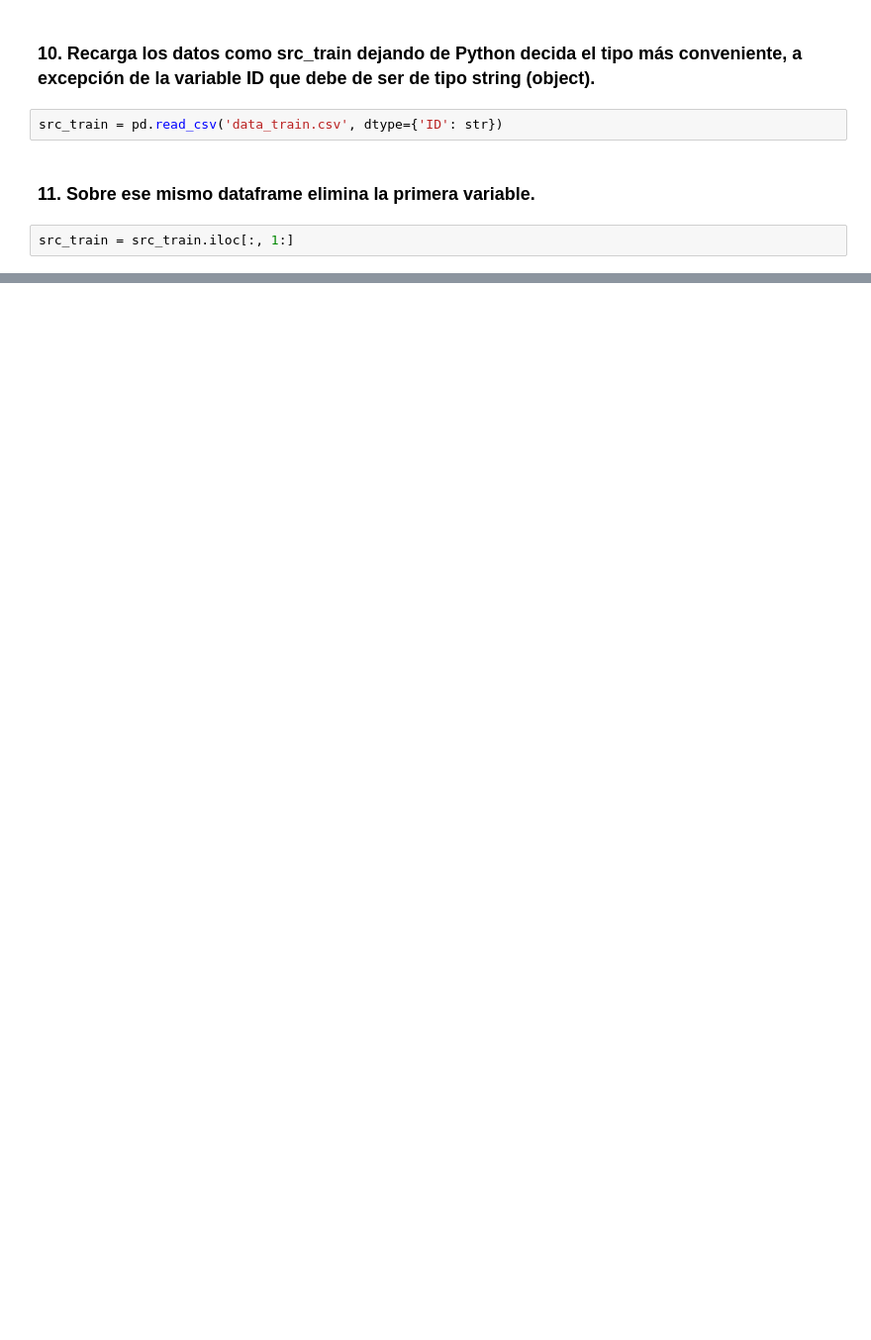
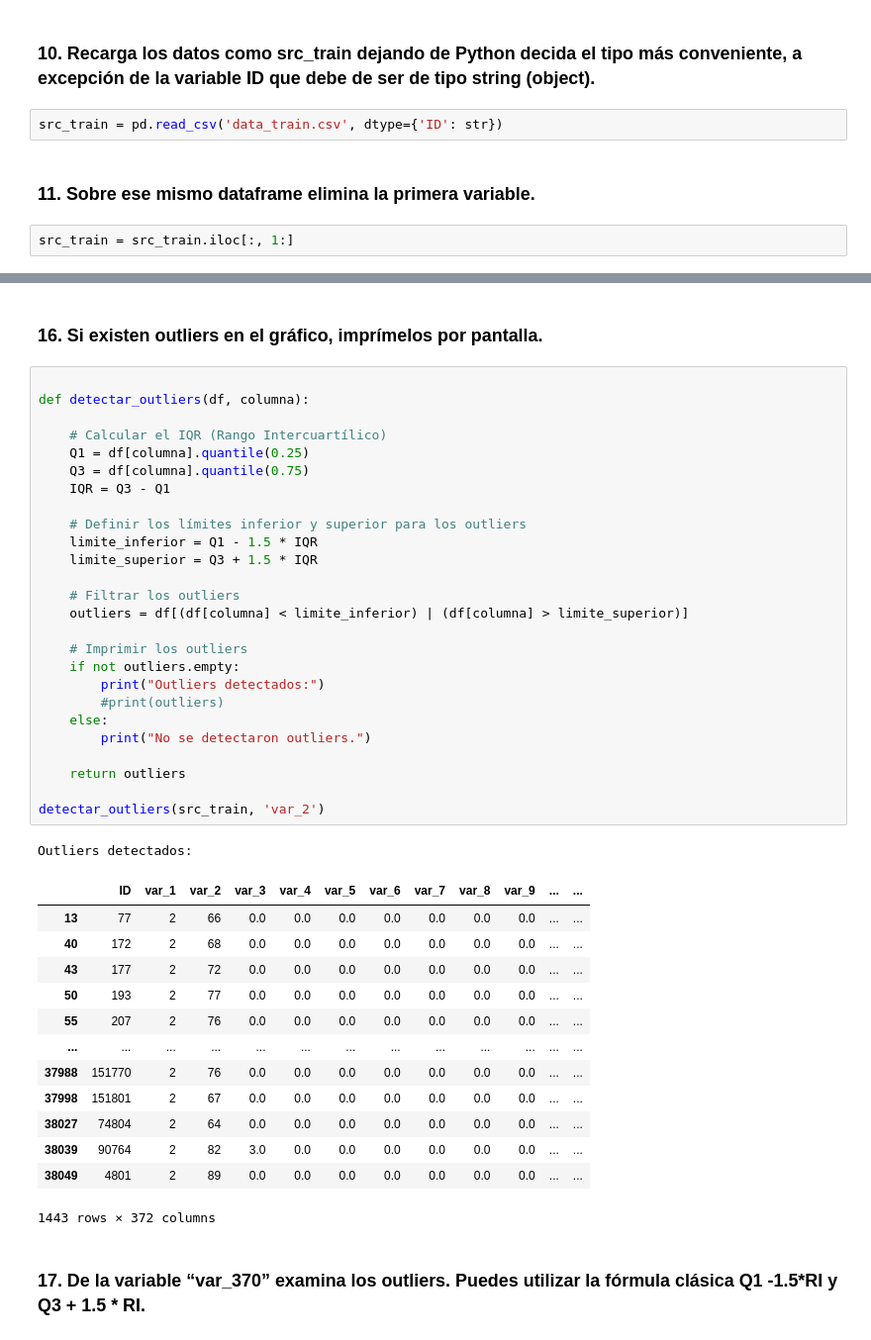
Before and after one commit to daekka/ntt_evaluacion_tecnica, a Jupyter notebook: codigo_david_escudero.ipynb, the cells around one changed output, grey strips where cells are left out. Shown: that part at 99% size. Saved outputs shown, nothing was run; the diff lists cells and outputs as text; blank space fills up the shorter version.

```diff
--- a/codigo_david_escudero.ipynb
+++ b/codigo_david_escudero.ipynb
@@ -95,0 +174,45 @@ src_train = src_train.iloc[:, 1:]
+# %% [markdown]
+### 16. Si existen outliers en el gráfico, imprímelos por pantalla.
+# %%
+
+def detectar_outliers(df, columna):
+
+    # Calcular el IQR (Rango Intercuartílico)
+    Q1 = df[columna].quantile(0.25)
+    Q3 = df[columna].quantile(0.75)
+    IQR = Q3 - Q1
+
+    # Definir los límites inferior y superior para los outliers
+    limite_inferior = Q1 - 1.5 * IQR
+    limite_superior = Q3 + 1.5 * IQR
+
+    # Filtrar los outliers
+    outliers = df[(df[columna] < limite_inferior) | (df[columna] > limite_superior)]
+
+    # Imprimir los outliers
+    if not outliers.empty:
+        print("Outliers detectados:")
+        #print(outliers)
+    else:
+        print("No se detectaron outliers.")
+
+    return outliers
+
+detectar_outliers(src_train, 'var_2')
+# %% [output]
+Outliers detectados:
+|  | ID | var_1 | var_2 | var_3 | var_4 | var_5 | var_6 | var_7 | var_8 | var_9 | ... | ... |
+| 13 | 77 | 2 | 66 | 0.0 | 0.0 | 0.0 | 0.0 | 0.0 | 0.0 | 0.0 | ... | ... |
+| 40 | 172 | 2 | 68 | 0.0 | 0.0 | 0.0 | 0.0 | 0.0 | 0.0 | 0.0 | ... | ... |
+| 43 | 177 | 2 | 72 | 0.0 | 0.0 | 0.0 | 0.0 | 0.0 | 0.0 | 0.0 | ... | ... |
+| 50 | 193 | 2 | 77 | 0.0 | 0.0 | 0.0 | 0.0 | 0.0 | 0.0 | 0.0 | ... | ... |
+| 55 | 207 | 2 | 76 | 0.0 | 0.0 | 0.0 | 0.0 | 0.0 | 0.0 | 0.0 | ... | ... |
+| ... | ... | ... | ... | ... | ... | ... | ... | ... | ... | ... | ... | ... |
+| 37988 | 151770 | 2 | 76 | 0.0 | 0.0 | 0.0 | 0.0 | 0.0 | 0.0 | 0.0 | ... | ... |
+| 37998 | 151801 | 2 | 67 | 0.0 | 0.0 | 0.0 | 0.0 | 0.0 | 0.0 | 0.0 | ... | ... |
+| 38027 | 74804 | 2 | 64 | 0.0 | 0.0 | 0.0 | 0.0 | 0.0 | 0.0 | 0.0 | ... | ... |
+| 38039 | 90764 | 2 | 82 | 3.0 | 0.0 | 0.0 | 0.0 | 0.0 | 0.0 | 0.0 | ... | ... |
+| 38049 | 4801 | 2 | 89 | 0.0 | 0.0 | 0.0 | 0.0 | 0.0 | 0.0 | 0.0 | ... | ... |
+1443 rows × 372 columns
+# %% [markdown]
+### 17. De la variable “var_370” examina los outliers. Puedes utilizar la fórmula clásica Q1 -1.5*RI y Q3 + 1.5 * RI.
```
Also changed, not shown: parts of 11 cells of this notebook.
